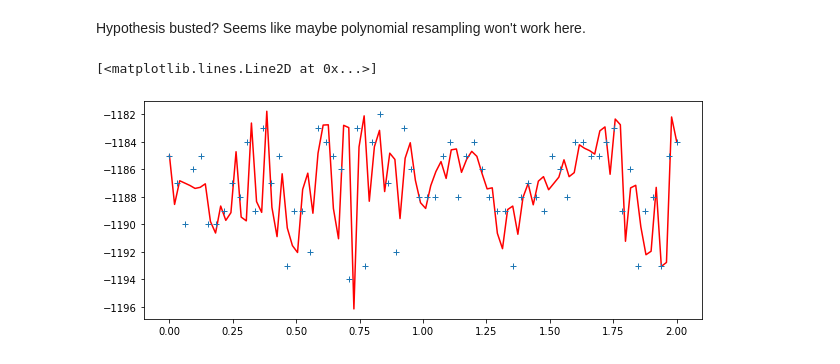
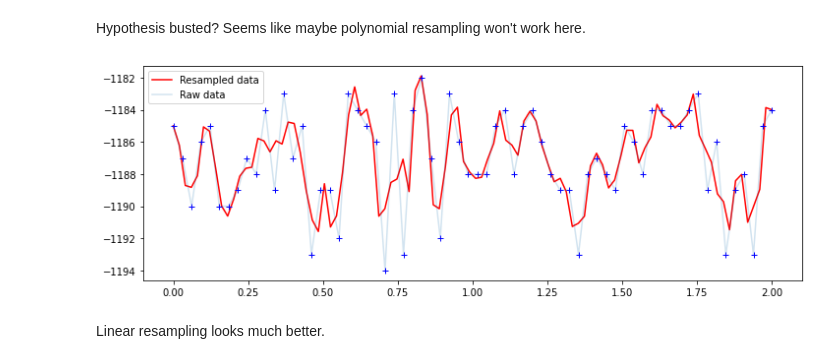
Before and after one commit to jeanruggiero/masters-thesis, a Jupyter notebook: DataExploration.ipynb, the cells around one changed output. Saved outputs shown, nothing was run; the diff lists cells and outputs as text; code cells hidden in the pictures.

```diff
--- a/DataExploration.ipynb
+++ b/DataExploration.ipynb
@@ -121,9 +123,14 @@ x_resampled = polynomial_resample(x, meters, scans_per_m_output * meters)
 m_resampled = np.linspace(0, meters, scans_per_m_output * meters)
 # %% [markdown]
 Hypothesis busted? Seems like maybe polynomial resampling won't work here.
-# %%
-plt.plot(m_resampled, x_resampled, 'r')
-plt.plot(m, x, '+')
-# %% [output]
-[<matplotlib.lines.Line2D at 0x...>]
-[figure, removed]
+# %%
+with plt.rc_context({'figure.figsize': [12, 4]}):
+    fig, ax = plt.subplots()
+    ax.plot(m_resampled, x_resampled, 'r')
+    ax.plot(m, x, alpha=0.2)
+    ax.plot(m, x, 'b+')
+    ax.legend(['Resampled data', 'Raw data'])
+# %% [output]
+[figure, added]
+# %% [markdown]
+Linear resampling looks much better.
```
Also changed, not shown: parts of 20 cells of this notebook, 2 other files.
